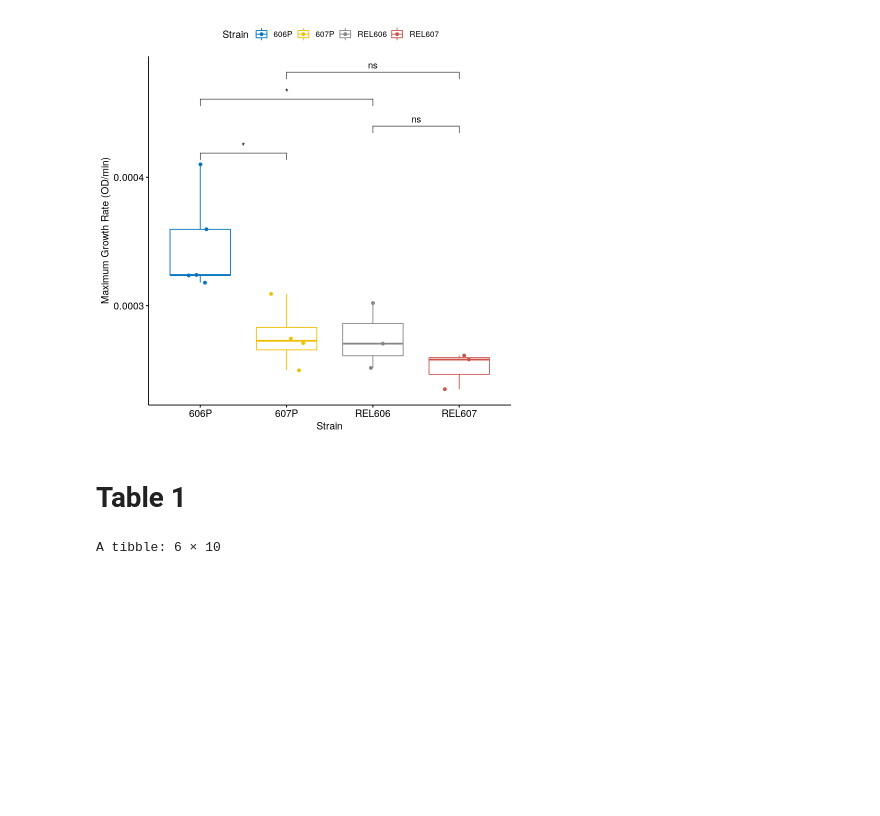
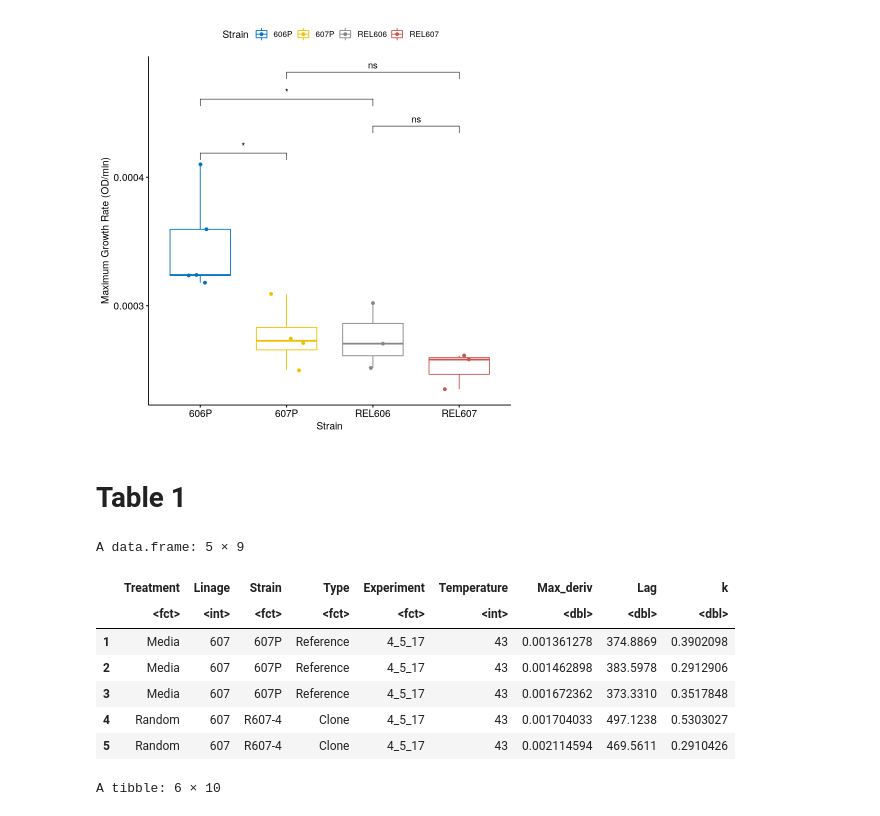
Before and after one commit to jopejor/eefe, a Jupyter notebook: src/notebooks/Table1_GrowthMeasurements.ipynb, the cells around one changed output. Saved outputs shown, nothing was run; the diff lists cells and outputs as text; code cells hidden in the pictures; blank space fills up the shorter version.

```diff
--- a/src/notebooks/Table1_GrowthMeasurements.ipynb
+++ b/src/notebooks/Table1_GrowthMeasurements.ipynb
@@ -56,7 +56,17 @@ scale_y_continuous(labels = function(x) format(x, scientific = F))
 # Table 1
 # %%
 # Read the data
-clones =  read.csv('growth_strains.csv')
+clones =  read.csv('../../data/growth_strains.csv')
+head(clones,n=5)
+# %% [output]
+A data.frame: 5 × 9
+|  | Treatment | Linage | Strain | Type | Experiment | Temperature | Max_deriv | Lag | k |
+|  | <fct> | <int> | <fct> | <fct> | <fct> | <int> | <dbl> | <dbl> | <dbl> |
+| 1 | Media | 607 | 607P | Reference | 4_5_17 | 43 | 0.001361278 | 374.8869 | 0.3902098 |
+| 2 | Media | 607 | 607P | Reference | 4_5_17 | 43 | 0.001462898 | 383.5978 | 0.2912906 |
+| 3 | Media | 607 | 607P | Reference | 4_5_17 | 43 | 0.001672362 | 373.3310 | 0.3517848 |
+| 4 | Random | 607 | R607-4 | Clone | 4_5_17 | 43 | 0.001704033 | 497.1238 | 0.5303027 |
+| 5 | Random | 607 | R607-4 | Clone | 4_5_17 | 43 | 0.002114594 | 469.5611 | 0.2910426 |
 # %%
 # Calculate the average
 sum_clones = clones %>% group_by(Linage,Strain,Treatment,Experiment,Strain,Temperature,Type)  %>%
```
Also changed, not shown: parts of 4 cells of this notebook.
